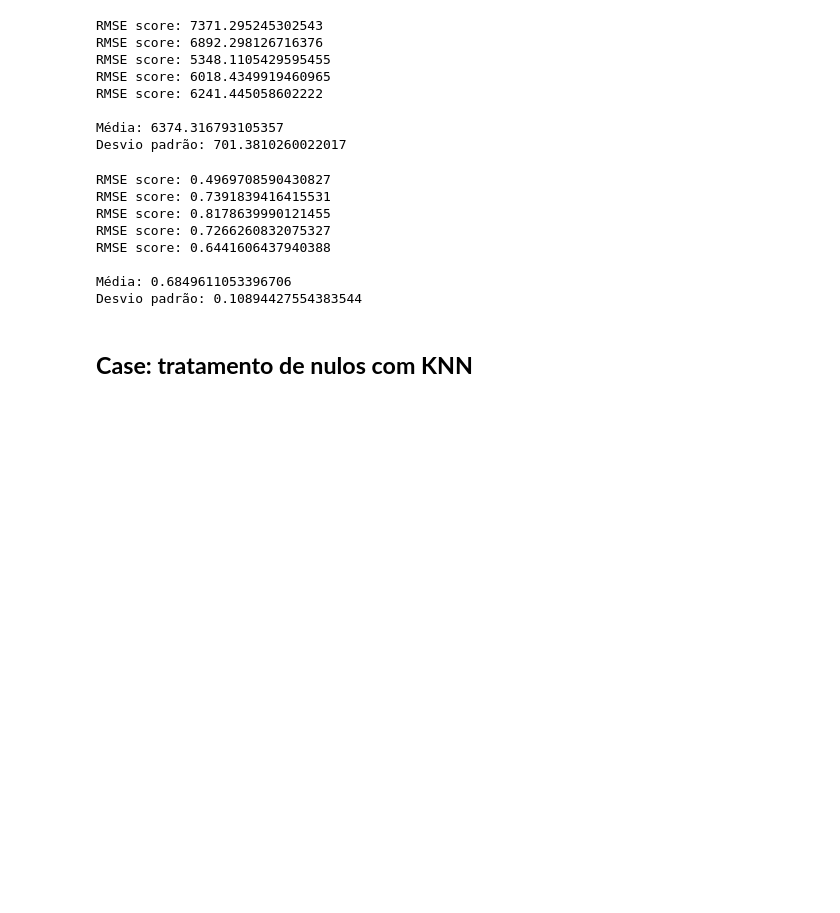
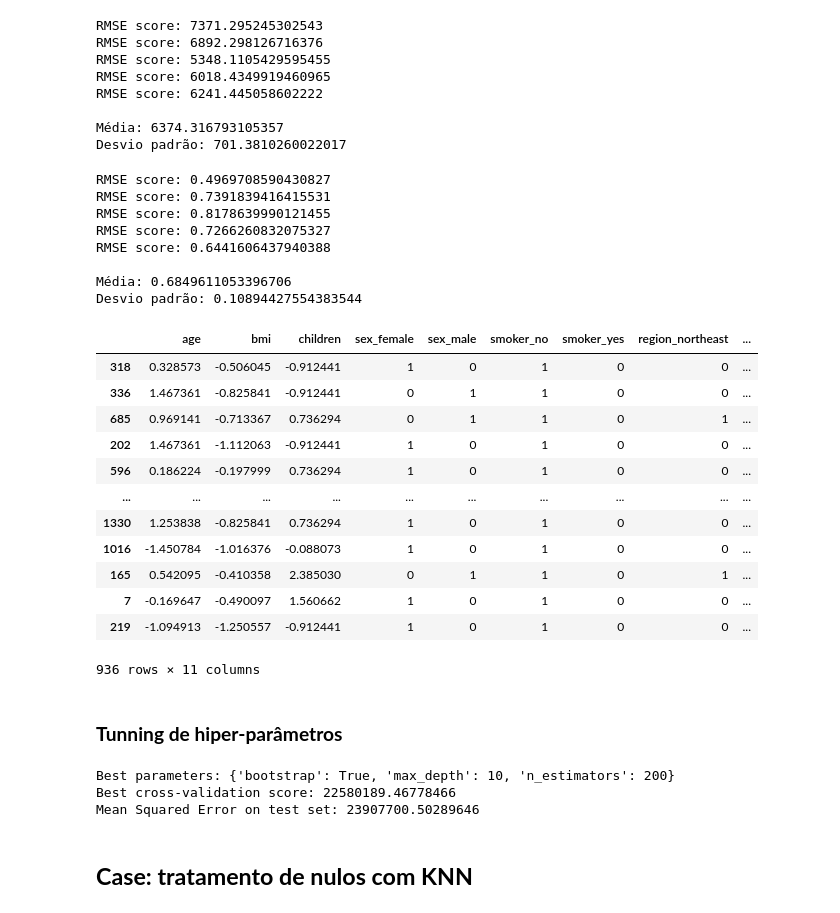
Before and after one commit to OviedoVR/ML_especializacao, a Jupyter notebook: notebooks/regressao.ipynb, the cells around one changed output. Drawn from its saved outputs; the diff is of its cells as text; code cells hidden in the pictures; blank space fills up the shorter version.

```diff
--- a/notebooks/regressao.ipynb
+++ b/notebooks/regressao.ipynb
@@ -557,6 +557,56 @@ RMSE score: 0.6441606437940388
 
 Média: 0.6849611053396706
 Desvio padrão: 0.10894427554383544
+# %%
+x_train
+# %% [output]
+|  | age | bmi | children | sex_female | sex_male | smoker_no | smoker_yes | region_northeast | ... |
+| 318 | 0.328573 | -0.506045 | -0.912441 | 1 | 0 | 1 | 0 | 0 | ... |
+| 336 | 1.467361 | -0.825841 | -0.912441 | 0 | 1 | 1 | 0 | 0 | ... |
+| 685 | 0.969141 | -0.713367 | 0.736294 | 0 | 1 | 1 | 0 | 1 | ... |
+| 202 | 1.467361 | -1.112063 | -0.912441 | 1 | 0 | 1 | 0 | 0 | ... |
+| 596 | 0.186224 | -0.197999 | 0.736294 | 1 | 0 | 1 | 0 | 0 | ... |
+| ... | ... | ... | ... | ... | ... | ... | ... | ... | ... |
+| 1330 | 1.253838 | -0.825841 | 0.736294 | 1 | 0 | 1 | 0 | 0 | ... |
+| 1016 | -1.450784 | -1.016376 | -0.088073 | 1 | 0 | 1 | 0 | 0 | ... |
+| 165 | 0.542095 | -0.410358 | 2.385030 | 0 | 1 | 1 | 0 | 1 | ... |
+| 7 | -0.169647 | -0.490097 | 1.560662 | 1 | 0 | 1 | 0 | 0 | ... |
+| 219 | -1.094913 | -1.250557 | -0.912441 | 1 | 0 | 1 | 0 | 0 | ... |
+936 rows × 11 columns
+# %% [markdown]
+### **Tunning de hiper-parâmetros**
+# %%
+from sklearn.ensemble import RandomForestRegressor
+from sklearn.model_selection import GridSearchCV
+from sklearn.metrics import mean_squared_error
+
+# Modelo:
+random_forest = RandomForestRegressor()
+
+# Parâmetros
+param_grid = {
+    'n_estimators': [50, 100, 200],
+    'max_depth': [10, 20, 30],
+    'bootstrap': [True, False] # amostragem com reposição/sem reposição
+}
+
+# Tunning com GridSearch:
+grid_search = GridSearchCV(estimator=random_forest, param_grid=param_grid, cv=5, scoring='neg_mean_squared_error', n_jobs=-1)
+grid_search.fit(x_train, y_train)
+
+# Parâmetros para o modelo tunado:
+print(f"\nBest parameters: {grid_search.best_params_}")
+print(f"Best cross-validation score: {-grid_search.best_score_}")
+
+# Validação:
+best_model = grid_search.best_estimator_
+y_pred = best_model.predict(x_test)
+mse = mean_squared_error(y_test, y_pred)
+print(f"Mean Squared Error on test set: {mse}")
+# %% [output]
+Best parameters: {'bootstrap': True, 'max_depth': 10, 'n_estimators': 200}
+Best cross-validation score: 22580189.46778466
+Mean Squared Error on test set: 23907700.50289646
 # %% [markdown]
 ## **Case: tratamento de nulos com KNN**
 # %% [markdown]
```
Also changed, not shown: parts of 2 cells of this notebook, 12 other files.
